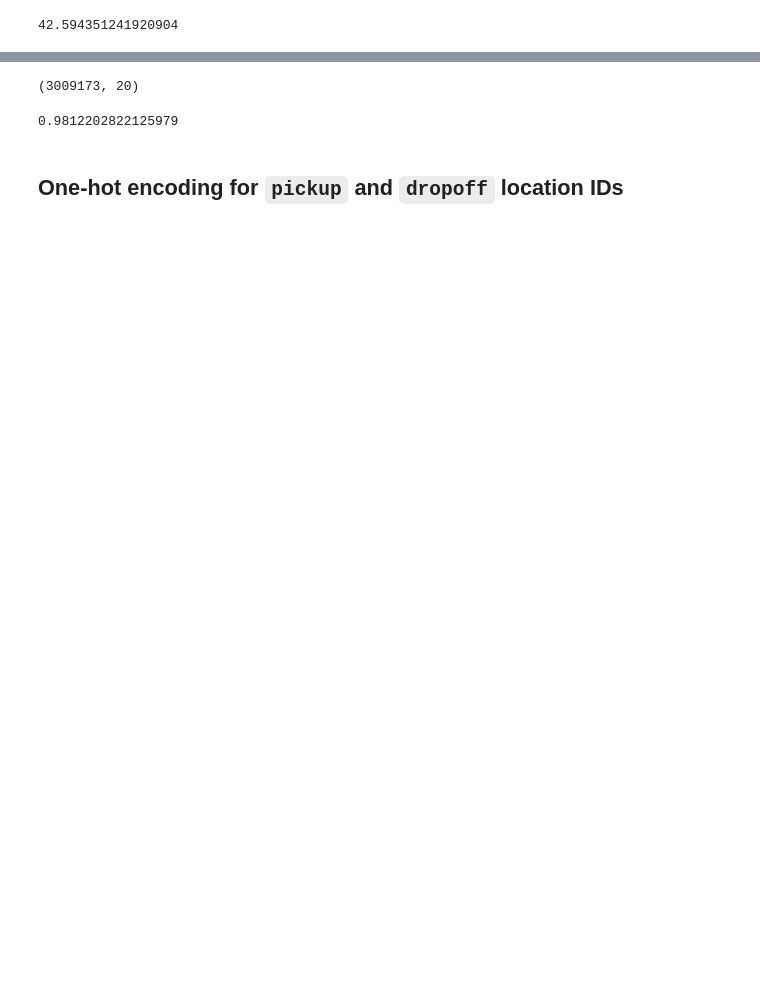
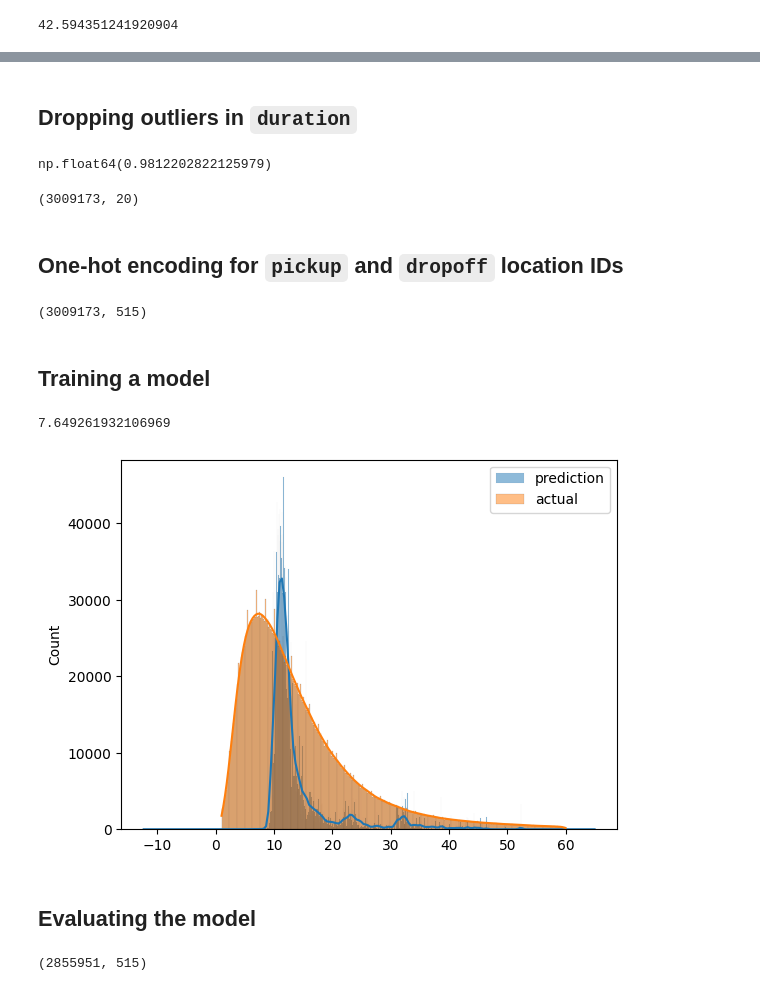
Before and after one commit to nvkoval/mlops_project, a Jupyter notebook: 01-intro/hw_1.ipynb, the cells around one changed output, grey strips where cells are left out. Cells and saved outputs as stored; diff of their text form; code cells hidden in the pictures; blank space fills up the shorter version.

```diff
--- a/01-intro/hw_1.ipynb
+++ b/01-intro/hw_1.ipynb
@@ -86,4 +92,9 @@ Name: duration, dtype: float64
+# %% [markdown]
+## Dropping outliers in `duration`
+# %%
+((df.duration >=1) & (df.duration <= 60)).mean()
+# %% [output]
+np.float64(0.9812202822125979)
 # %%
-# Drop outliers in duration'
-df_01 = df_01[(df_01.duration >=1) & (df_01.duration <= 60)]
+df = df[(df.duration >= 1) & (df.duration <= 60)]
 # %%
@@ -91,11 +102,41 @@ df_01.shape
 # %% [output]
 (3009173, 20)
-# %%
-df_01.shape[0] / 3066766
-# %% [output]
-0.9812202822125979
 # %% [markdown]
 ## One-hot encoding for `pickup` and `dropoff` location IDs
 # %%
 categorical = ['PULocationID', 'DOLocationID']
-df_01[categorical] = df_01[categorical].astype(str)
+df[categorical] = df[categorical].astype(str)
+# %%
+train_dict = df[categorical].to_dict(orient='records')
+dv = DictVectorizer()
+
+X_train = dv.fit_transform(train_dict)
+# %%
+X_train.shape
+# %% [output]
+(3009173, 515)
+# %% [markdown]
+## Training a model
+# %%
+target = 'duration'
+y_train = df[target].values
+
+lr = LinearRegression()
+
+lr.fit(X_train, y_train)
+
+y_pred = lr.predict(X_train)
+
+root_mean_squared_error(y_train, y_pred)
+# %% [output]
+7.649261932106969
+# %%
+sns.histplot(y_pred, kde=True, label='prediction')
+sns.histplot(y_train, kde=True, label='actual')
+
+plt.legend()
+plt.show()
+# %% [output]
+[figure, added]
+# %% [markdown]
+## Evaluating the model
@@ -101,0 +167,4 @@ df_01[categorical] = df_01[categorical].astype(str)
+# %%
+X_val.shape
+# %% [output]
+(2855951, 515)
```
Also changed, not shown: parts of 23 cells of this notebook, 2 other files.
